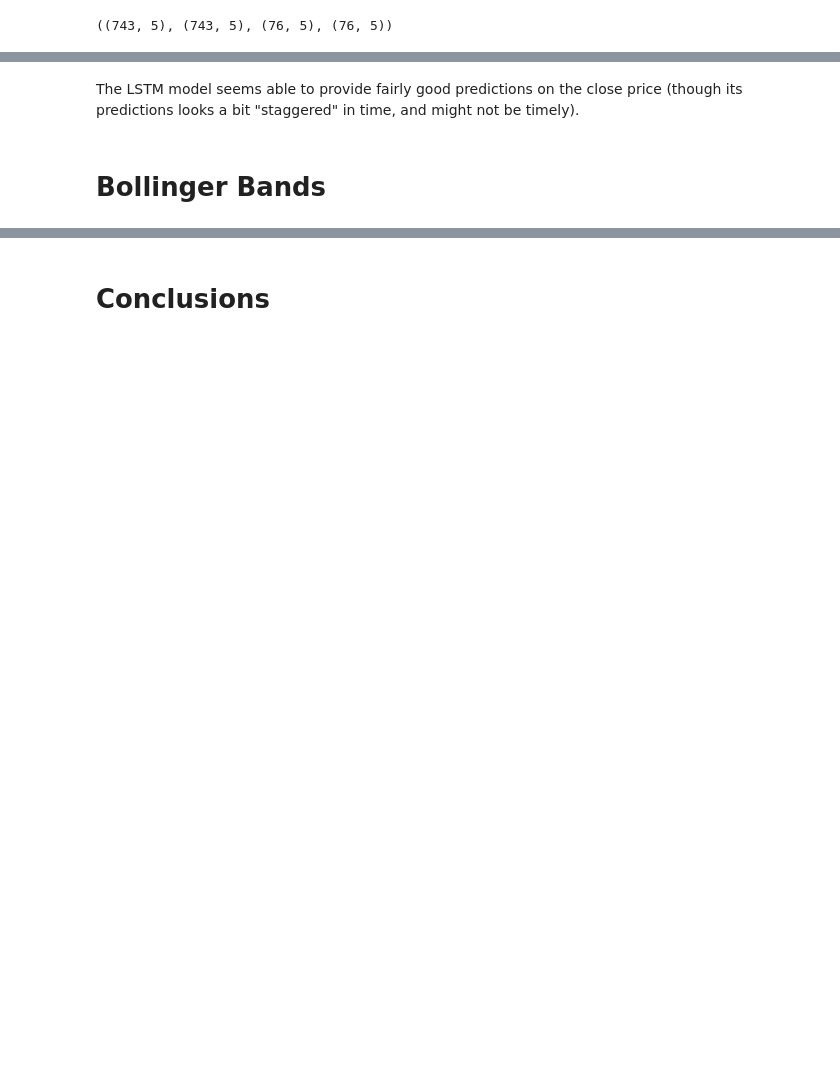
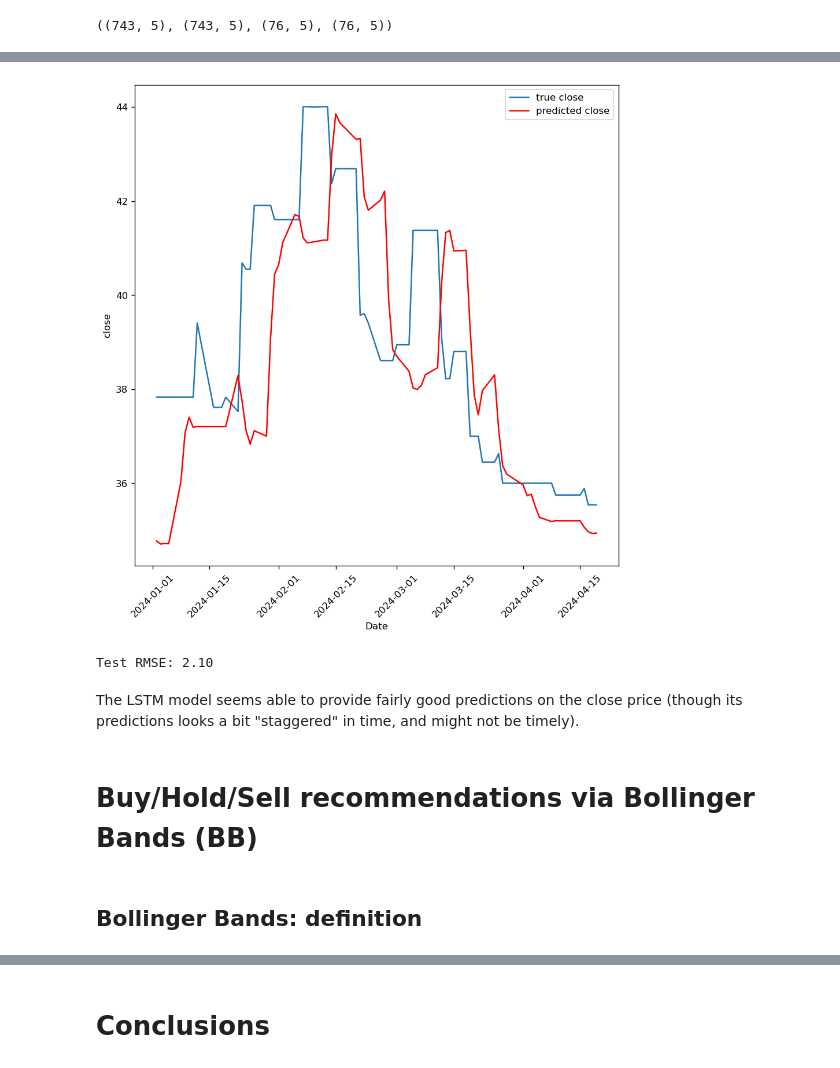
Before and after one commit to robpetrosino/QP7nTcWeEKP6wfon, a Jupyter notebook: notebooks/Apziva_5_ValueInvestor.ipynb, the cells around one changed output, grey strips where cells are left out. Saved outputs shown, nothing was run; the diff lists cells and outputs as text; code cells hidden in the pictures; blank space fills up the shorter version.

```diff
--- a/notebooks/Apziva_5_ValueInvestor.ipynb
+++ b/notebooks/Apziva_5_ValueInvestor.ipynb
@@ -834 +845,15 @@ Epoch 100/100
 <keras.callbacks.History at 0x...>
+# %%
+lstm_predictions = lstm_model.predict(test_X)[:, -1]
+
+plt.plot(test_data['Date'][:len(test_y)], test_y[:, -1], label='true close')
+plt.plot(test_data['Date'][:len(test_y)], lstm_predictions, color='red', label='predicted close')
+plt.legend()
+plt.xticks(rotation=45)
+plt.xlabel('Date')
+plt.ylabel('close')
+plt.show()
+
+lstm_rmse = np.sqrt(mean_squared_error(test_y[:, -1], lstm_predictions))
+print('Test RMSE: %.2f' % lstm_rmse)
+# %% [output]
@@ -835,4 +861,8 @@ Epoch 100/100
+[figure, added]
+Test RMSE: 2.10
 # %% [markdown]
 The LSTM model seems able to provide fairly good predictions on the close price (though its predictions looks a bit "staggered" in time, and might not be timely).
 # %% [markdown]
-# Bollinger Bands
+# Buy/Hold/Sell recommendations via Bollinger Bands (BB)
+# %% [markdown]
+## Bollinger Bands: definition
```
Also changed, not shown: parts of 32 cells of this notebook, 24 other files.
